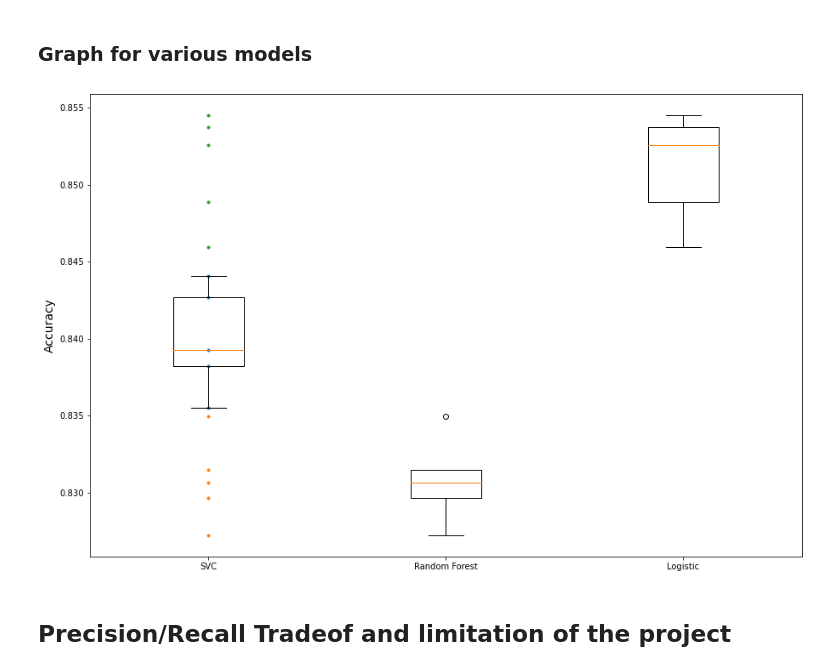
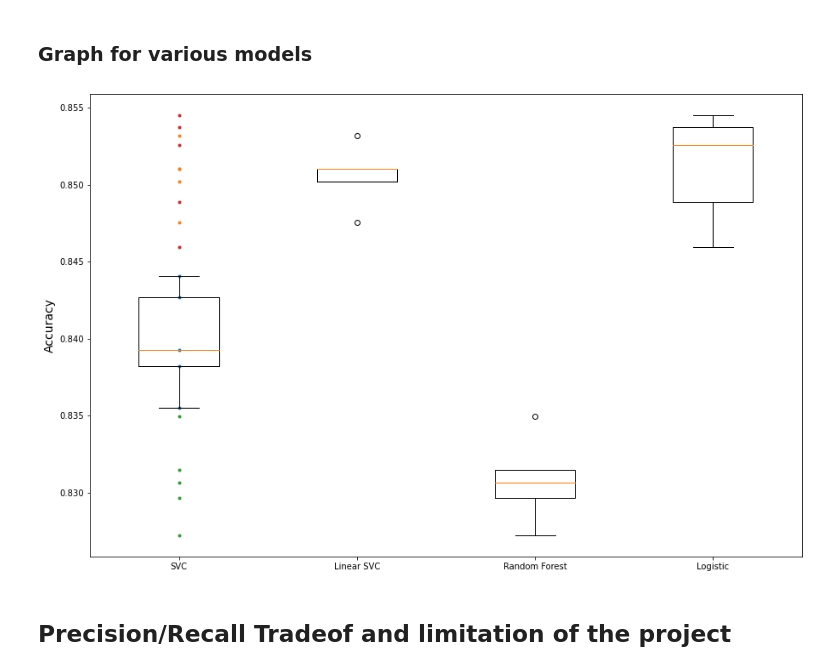
Before and after one commit to LuisErnestoZamb/final_project_ia, a Jupyter notebook: vaccine_train.ipynb, the cells around one changed output. Drawn from its saved outputs; the diff is of its cells as text; code cells hidden in the pictures.

```diff
--- a/vaccine_train.ipynb
+++ b/vaccine_train.ipynb
@@ -800,17 +800,18 @@ print("f1_score: {}".format(f1_score(y_test, rnd_search_y_pred)))
 # %%
 import matplotlib.pyplot as plt
 
 plt.figure(figsize=(15, 10))
 plt.plot([1]*5, svc_clf_scores, ".")
+plt.plot([1]*5, svc_lin_clf_scores, ".")
 plt.plot([1]*5, forest_scores, ".")
 plt.plot([1]*5, logistic_scores, ".")
 
 
-plt.boxplot([svc_clf_scores, forest_scores, logistic_scores], labels=("SVC","Random Forest", "Logistic"))
+plt.boxplot([svc_clf_scores, svc_lin_clf_scores, forest_scores, logistic_scores], labels=("SVC","Linear SVC","Random Forest", "Logistic"))
 plt.ylabel("Accuracy", fontsize=14)
 plt.show()
 # %% [output]
-[figure, old version]
+[figure, new version]
 # %% [markdown]
 ## Precision/Recall Tradeof and limitation of the project
 # %% [markdown]
```
